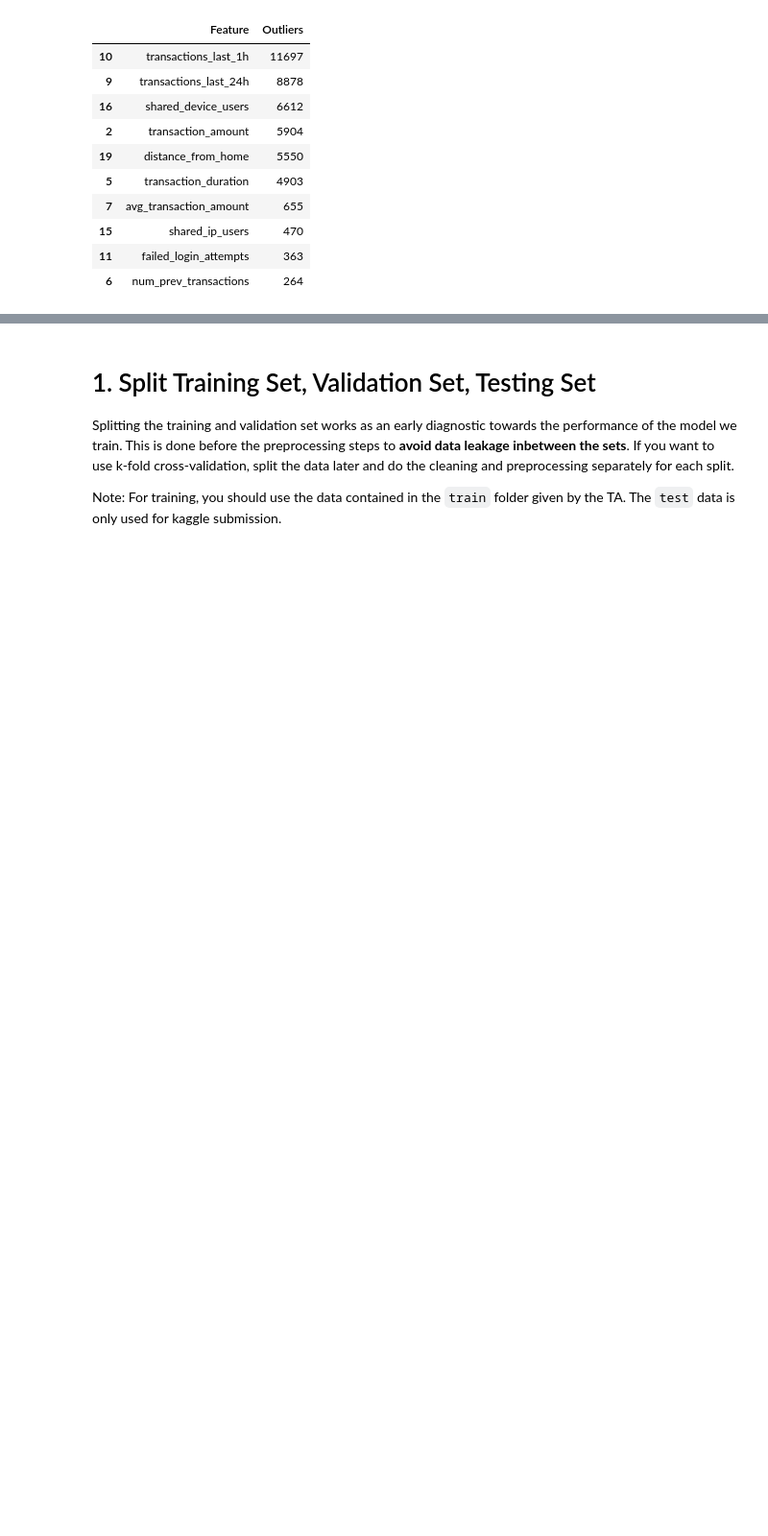
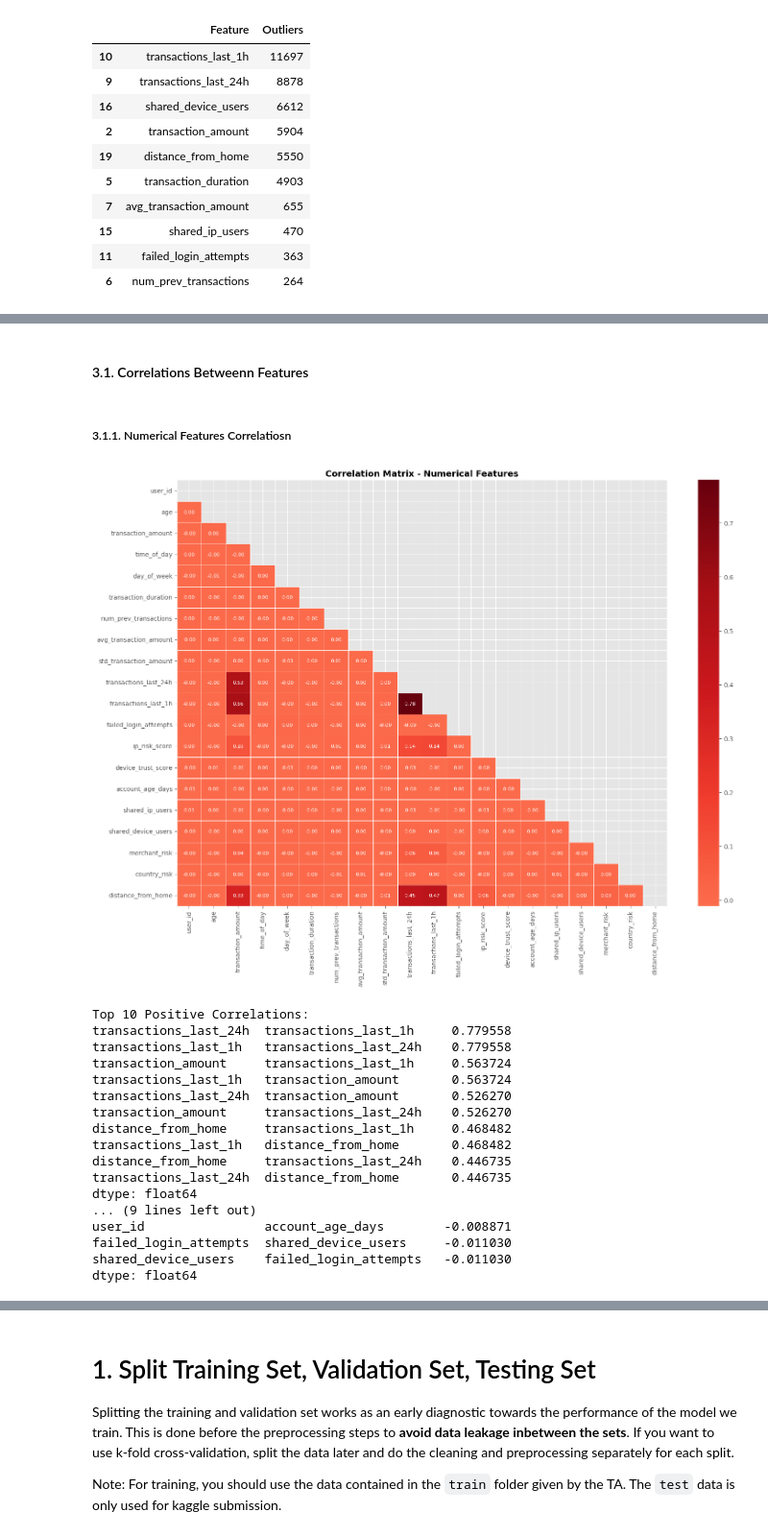
Before and after one commit to wiijaakk/IF3070_Tubes2_AbyuDAIya-Ganbatte, a Jupyter notebook: IF3070 Dasar Artificial Intelligence _ Tugas Besar 2 Notebook.ipynb, the cells around one changed output, grey strips where cells are left out. Shown at 96% size. Saved outputs shown, nothing was run; the diff lists cells and outputs as text; code cells hidden in the pictures; blank space fills up the shorter version.

```diff
--- a/IF3070 Dasar Artificial Intelligence _ Tugas Besar 2 Notebook.ipynb
+++ b/IF3070 Dasar Artificial Intelligence _ Tugas Besar 2 Notebook.ipynb
@@ -478,0 +484,41 @@ Total outlier entries: 45,296
+# %% [markdown]
+#### 3.1. Correlations Betweenn Features
+# %% [markdown]
+##### 3.1.1. Numerical Features Correlatiosn
+# %%
+# Heatmap of correlations
+plt.figure(figsize=(16, 12))
+corr_matrix = df[numerical_features].corr()
+mask = np.triu(np.ones_like(corr_matrix, dtype=bool))
+sns.heatmap(corr_matrix, mask=mask, annot=True, fmt='.2f',
+            cmap='Reds', center=0, linewidths=0.5,
+            annot_kws={'size': 8})
+plt.title('Correlation Matrix - Numerical Features', fontsize=14, weight='bold')
+plt.tight_layout()
+plt.show()
+
+corr_pairs = corr_matrix.unstack().sort_values(ascending=False)
+corr_pairs = corr_pairs[corr_pairs < 1]
+print("\nTop 10 Positive Correlations:")
+print(corr_pairs.head(10))
+print("\nTop 10 Negative Correlations:")
+print(corr_pairs.tail(10))
+# %% [output]
+[figure, added]
+Top 10 Positive Correlations:
+transactions_last_24h  transactions_last_1h     0.779558
+transactions_last_1h   transactions_last_24h    0.779558
+transaction_amount     transactions_last_1h     0.563724
+transactions_last_1h   transaction_amount       0.563724
+transactions_last_24h  transaction_amount       0.526270
+transaction_amount     transactions_last_24h    0.526270
+distance_from_home     transactions_last_1h     0.468482
+transactions_last_1h   distance_from_home       0.468482
+distance_from_home     transactions_last_24h    0.446735
+transactions_last_24h  distance_from_home       0.446735
+dtype: float64
+... (9 lines left out)
+user_id                account_age_days        -0.008871
+failed_login_attempts  shared_device_users     -0.011030
+shared_device_users    failed_login_attempts   -0.011030
+dtype: float64
```
Also changed, not shown: parts of 22 cells of this notebook.
